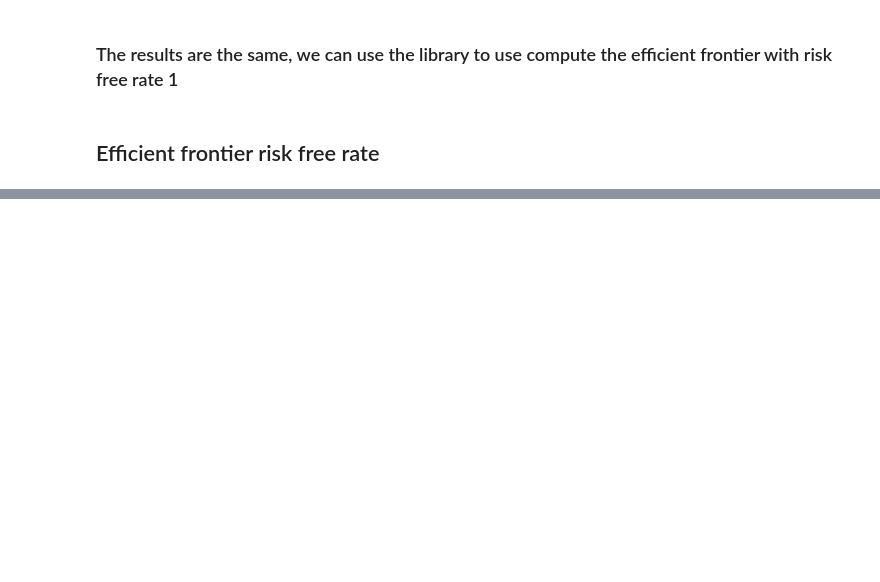
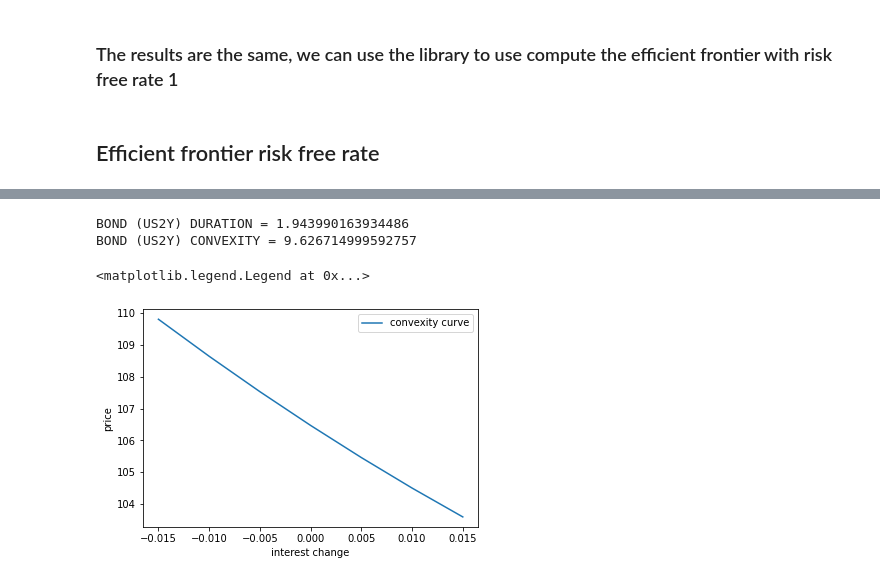
Before and after one commit to mxmws/datafin, a Jupyter notebook: Final_assigment.ipynb, the cells around one changed output, grey strips where cells are left out. Cells and saved outputs as stored; diff of their text form; code cells hidden in the pictures; blank space fills up the shorter version.

```diff
--- a/Final_assigment.ipynb
+++ b/Final_assigment.ipynb
@@ -440,0 +663,28 @@ plt.show()
+# %%
+face_value = 100
+
+yields = list(bonds.iloc[:,0])[-4: ]
+yields.reverse()
+#set day yield
+results = Duration(yields[0], coupons[0],2, face_value, "31-12-2022", "31-12-2024", 0)
+duration = results[0]
+convexity = results[2]
+print("BOND (US2Y) DURATION = " + str(duration))
+print("BOND (US2Y) CONVEXITY = " + str(convexity))
+
+#print how price will change with some intresets rates changes
+
+interest_rate_shift = [-0.015, -0.01, -0.005, 0, 0.005, 0.01, 0.015]
+l= []
+for i in interest_rate_shift:
+    l.append(Duration(yields[0], coupons[0],2, face_value, "31-12-2022", "31-12-2024", i)[5])
+plt.plot(interest_rate_shift, l, label="convexity curve")
+
+plt.xlabel("interest change")
+plt.ylabel('price')
+plt.legend()
+# %% [output]
+BOND (US2Y) DURATION = 1.943990163934486
+BOND (US2Y) CONVEXITY = 9.626714999592757
+<matplotlib.legend.Legend at 0x...>
+[figure, added]
```
Also changed, not shown: parts of 25 cells of this notebook.
